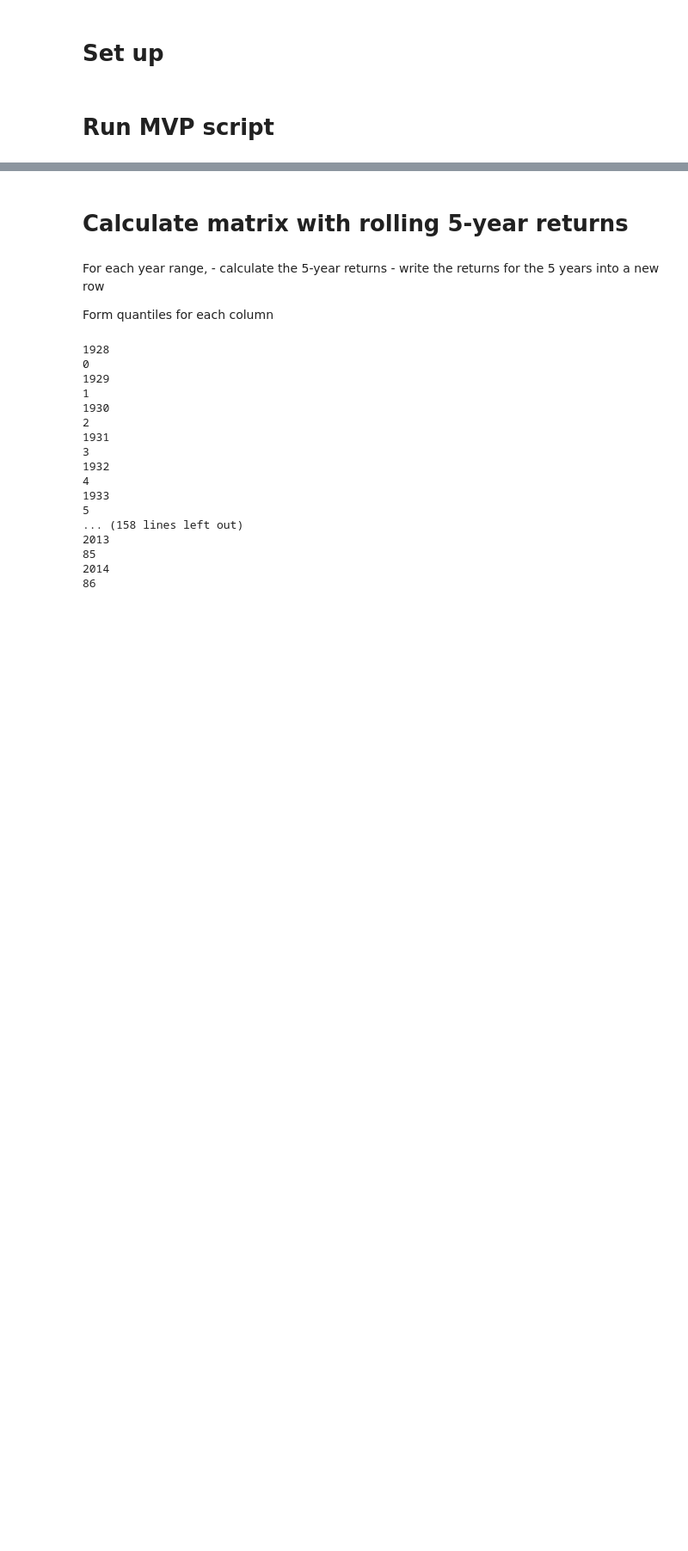
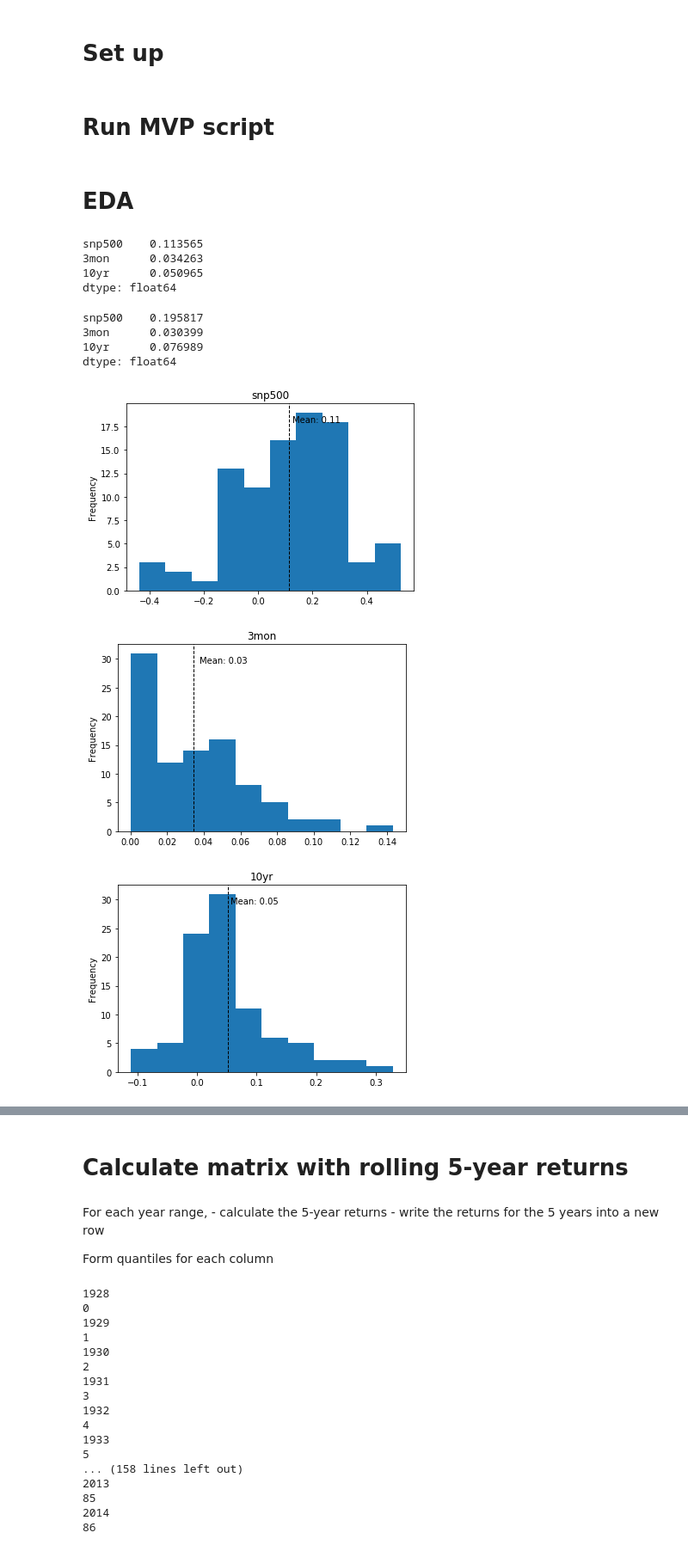
Before and after one commit to matsmaiwald/historical_asset_returns, a Jupyter notebook: CI_plot.ipynb, the cells around one changed output, grey strips where cells are left out. Shown at 86% size. Drawn from its saved outputs; the diff is of its cells as text; code cells hidden in the pictures; blank space fills up the shorter version.

```diff
--- a/CI_plot.ipynb
+++ b/CI_plot.ipynb
@@ -11,3 +13,26 @@ from mvp import make_confidence_interval_graph
+# %%
+df = pd.read_csv('./data_input/histretSP.csv')
+
+for col in ['snp500', '3mon', '10yr']:
+    df[col] = df[col].str.rstrip('%').astype('float') / 100.0
+df = df.set_index('year')
+portfolio_allocation = np.array(
+    [
+    params["share_snp500"],
+    params["share_3mon"],
+    params["share_10yr"],
+    ]
+    )
+
+df_all_returns = df.copy()
+df_all_returns["portfolio"] = (
+    get_portfolio_returns(
+        df.to_numpy(),
+        portfolio_allocation,
+        n_assets=3,
+        n_time_periods=df_all_returns.shape[0]
+        )
+        )
 # %% [markdown]
 # Run MVP script
 # %%
@@ -14,0 +40,27 @@ from mvp import make_confidence_interval_graph
+# %% [markdown]
+# EDA
+# %%
+df.mean()
+# %% [output]
+snp500    0.113565
+3mon      0.034263
+10yr      0.050965
+dtype: float64
+# %%
+df.std()
+# %% [output]
+snp500    0.195817
+3mon      0.030399
+10yr      0.076989
+dtype: float64
+# %%
+for col in df.columns:
+    fig, ax = plt.subplots()
+    ax = df[col].plot(kind="hist", title=col)
+    plt.axvline(df[col].mean(), color='k', linestyle='dashed', linewidth=1)
+    min_ylim, max_ylim = plt.ylim()
+    plt.text(df[col].mean()*1.1, max_ylim*0.9, 'Mean: {:.2f}'.format(df[col].mean()))
+# %% [output]
+[figure, added]
+[figure, added]
+[figure, added]
```
Also changed, not shown: parts of 13 cells of this notebook.
